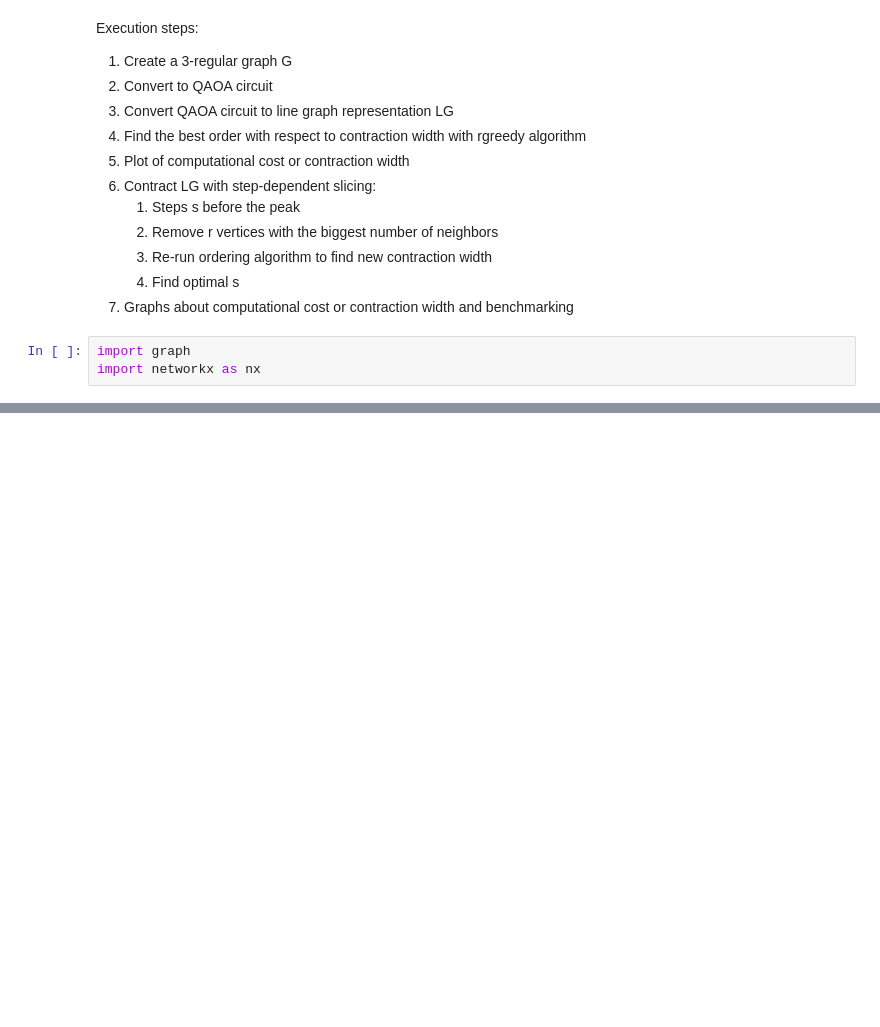
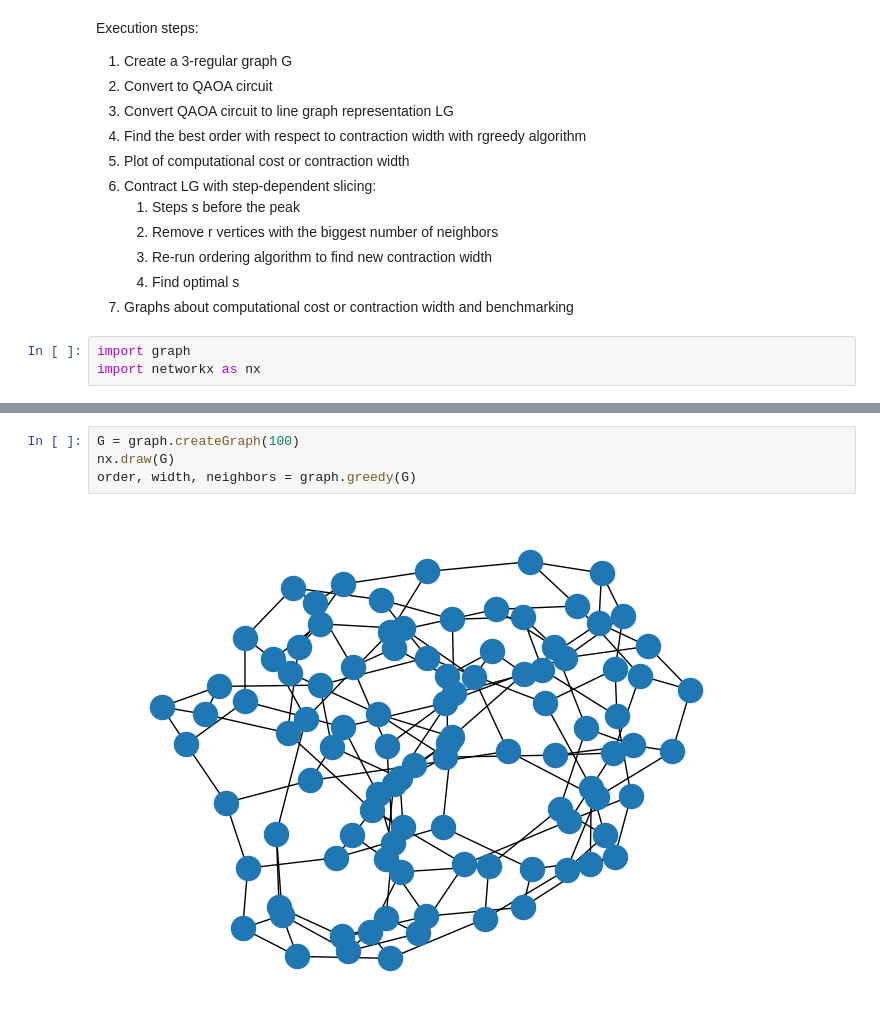
Before and after one commit to richardm1234/stepDependentSlicing_AQC, a Jupyter notebook: demo.ipynb, the cells around one changed output, grey strips where cells are left out. Drawn from its saved outputs; the diff is of its cells as text; blank space fills up the shorter version.

```diff
--- a/demo.ipynb
+++ b/demo.ipynb
@@ -39,0 +40,6 @@ Max contraction width was 18 now it's 15 with optimal step S = 0
+# %%
+G = graph.createGraph(100)
+nx.draw(G)
+order, width, neighbors = graph.greedy(G)
+# %% [output]
+[figure, added]
```
Also changed, not shown: parts of 5 cells of this notebook, 1 other file.
